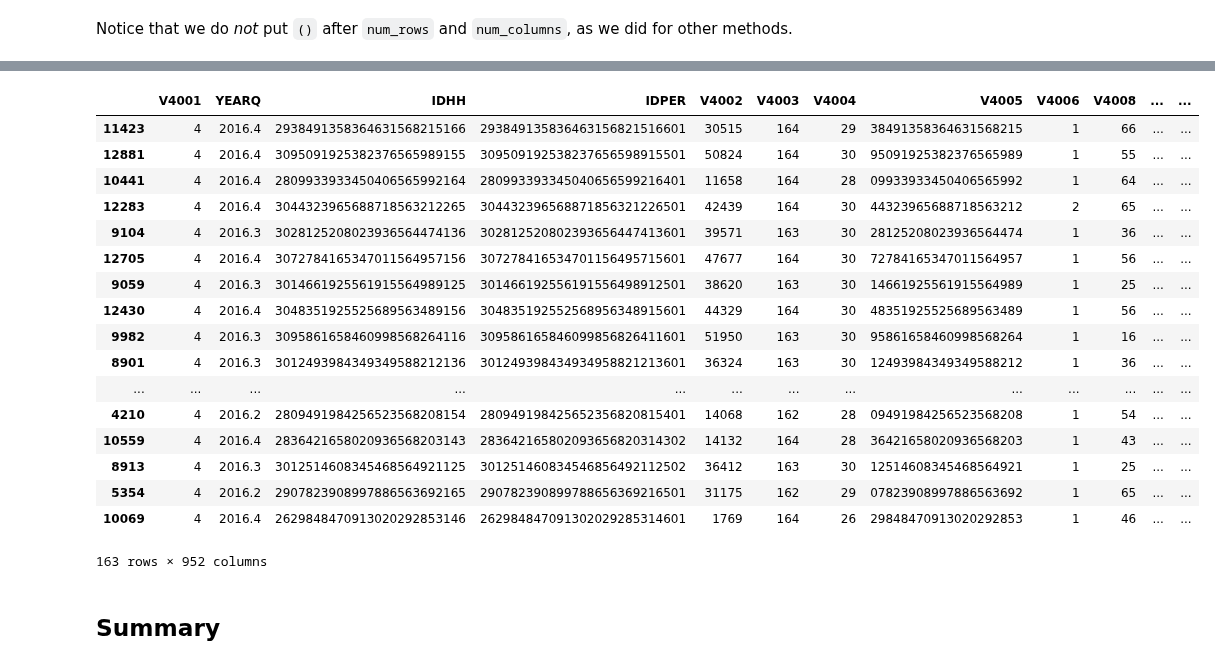
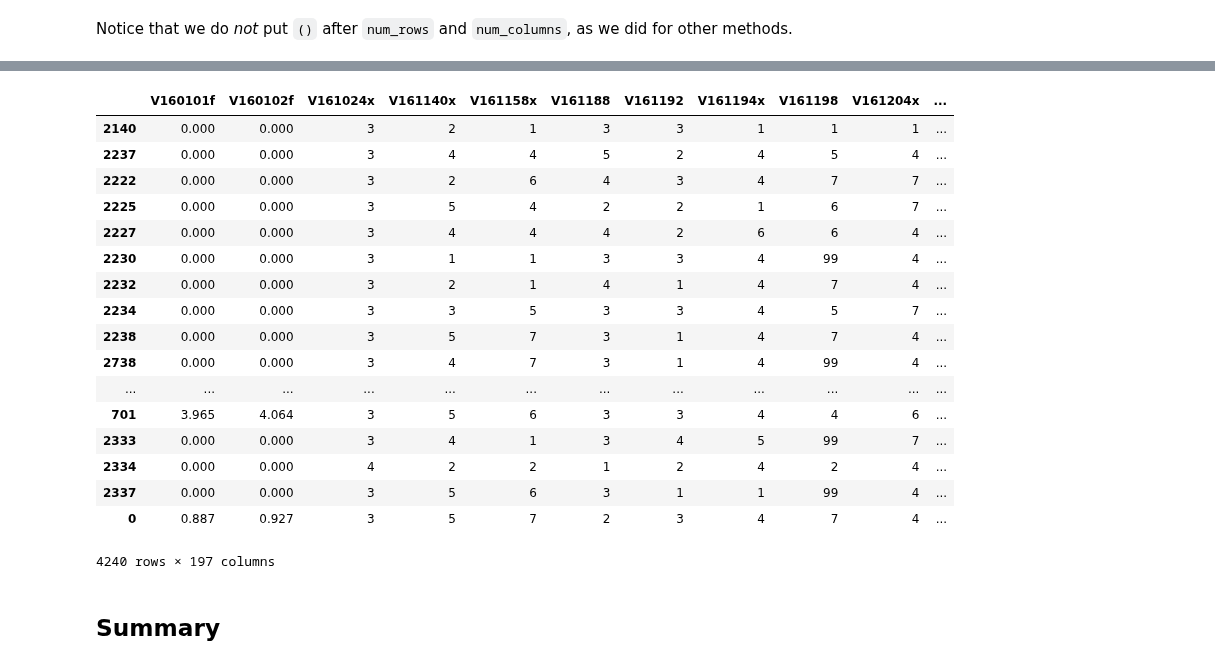
Before and after one commit to ds-modules/LEGALST-190, a Jupyter notebook: LEGALST-123/Lab1/lab1_solutions.ipynb, the cells around one changed output, grey strips where cells are left out. Saved outputs shown, nothing was run; the diff lists cells and outputs as text; code cells hidden in the pictures.

```diff
--- a/LEGALST-123/Lab1/lab1_solutions.ipynb
+++ b/LEGALST-123/Lab1/lab1_solutions.ipynb
@@ -445,8 +434,8 @@ Below, assign a variable named `incidents` to the data from the `36828-0004-Data
 # %%
 # YOUR CODE HERE
 
-incidents = pandas.read_table("36828-0004-Data.tsv", delimiter='\t')
+anes = pandas.read_csv('../data/anes/ANES_legalst123.csv')
 
 #the head function selects the first n rows or default value of 5 rows
-incidents.head(10)
+anes.head(5)
 # %% [output]
@@ -616,4 +600,4 @@ Below is an example using the same variable above, `V4364`, which is the value o
 # %%
-monetary_loss = incidents.loc[incidents["V4364"].isin(np.arange(10000, 99997))]
-monetary_loss.sort_values(by=['V4364']) # Sort table by value of property taken in ascending order
+monetary_loss = anes.loc[anes["V161212"].isin(np.arange(1, 100))]
+monetary_loss.sort_values(by=['V161212']) # Sort table by value of property taken in ascending order
 # %% [output]
@@ -640,24 +624,24 @@ The above code will sort the DataFrame by the column `V4364` from least to great
 # %%
-monetary_loss.sort_values(by='V4364', ascending=False) # Sort table by value of property taken in descending order (highest at top)
+monetary_loss.sort_values(by='V161212', ascending=False) # Sort table by value of property taken in descending order (highest at top)
 # %% [output]
-|  | V4001 | YEARQ | IDHH | IDPER | V4002 | V4003 | V4004 | V4005 | V4006 | V4008 | ... | ... |
-| 11423 | 4 | 2016.4 | 2938491358364631568215166 | 293849135836463156821516601 | 30515 | 164 | 29 | 38491358364631568215 | 1 | 66 | ... | ... |
-| 12881 | 4 | 2016.4 | 3095091925382376565989155 | 309509192538237656598915501 | 50824 | 164 | 30 | 95091925382376565989 | 1 | 55 | ... | ... |
-| 10441 | 4 | 2016.4 | 2809933933450406565992164 | 280993393345040656599216401 | 11658 | 164 | 28 | 09933933450406565992 | 1 | 64 | ... | ... |
-| 12283 | 4 | 2016.4 | 3044323965688718563212265 | 304432396568871856321226501 | 42439 | 164 | 30 | 44323965688718563212 | 2 | 65 | ... | ... |
-| 9104 | 4 | 2016.3 | 3028125208023936564474136 | 302812520802393656447413601 | 39571 | 163 | 30 | 28125208023936564474 | 1 | 36 | ... | ... |
-| 12705 | 4 | 2016.4 | 3072784165347011564957156 | 307278416534701156495715601 | 47677 | 164 | 30 | 72784165347011564957 | 1 | 56 | ... | ... |
-| 9059 | 4 | 2016.3 | 3014661925561915564989125 | 301466192556191556498912501 | 38620 | 163 | 30 | 14661925561915564989 | 1 | 25 | ... | ... |
-| 12430 | 4 | 2016.4 | 3048351925525689563489156 | 304835192552568956348915601 | 44329 | 164 | 30 | 48351925525689563489 | 1 | 56 | ... | ... |
-| 9982 | 4 | 2016.3 | 3095861658460998568264116 | 309586165846099856826411601 | 51950 | 163 | 30 | 95861658460998568264 | 1 | 16 | ... | ... |
-| 8901 | 4 | 2016.3 | 3012493984349349588212136 | 301249398434934958821213601 | 36324 | 163 | 30 | 12493984349349588212 | 1 | 36 | ... | ... |
-| ... | ... | ... | ... | ... | ... | ... | ... | ... | ... | ... | ... | ... |
-| 4210 | 4 | 2016.2 | 2809491984256523568208154 | 280949198425652356820815401 | 14068 | 162 | 28 | 09491984256523568208 | 1 | 54 | ... | ... |
-| 10559 | 4 | 2016.4 | 2836421658020936568203143 | 283642165802093656820314302 | 14132 | 164 | 28 | 36421658020936568203 | 1 | 43 | ... | ... |
-| 8913 | 4 | 2016.3 | 3012514608345468564921125 | 301251460834546856492112502 | 36412 | 163 | 30 | 12514608345468564921 | 1 | 25 | ... | ... |
-| 5354 | 4 | 2016.2 | 2907823908997886563692165 | 290782390899788656369216501 | 31175 | 162 | 29 | 07823908997886563692 | 1 | 65 | ... | ... |
-| 10069 | 4 | 2016.4 | 2629848470913020292853146 | 262984847091302029285314601 | 1769 | 164 | 26 | 29848470913020292853 | 1 | 46 | ... | ... |
+|  | V160101f | V160102f | V161024x | V161140x | V161158x | V161188 | V161192 | V161194x | V161198 | V161204x | ... |
+| 2140 | 0.000 | 0.000 | 3 | 2 | 1 | 3 | 3 | 1 | 1 | 1 | ... |
+| 2237 | 0.000 | 0.000 | 3 | 4 | 4 | 5 | 2 | 4 | 5 | 4 | ... |
+| 2222 | 0.000 | 0.000 | 3 | 2 | 6 | 4 | 3 | 4 | 7 | 7 | ... |
+| 2225 | 0.000 | 0.000 | 3 | 5 | 4 | 2 | 2 | 1 | 6 | 7 | ... |
+| 2227 | 0.000 | 0.000 | 3 | 4 | 4 | 4 | 2 | 6 | 6 | 4 | ... |
+| 2230 | 0.000 | 0.000 | 3 | 1 | 1 | 3 | 3 | 4 | 99 | 4 | ... |
+| 2232 | 0.000 | 0.000 | 3 | 2 | 1 | 4 | 1 | 4 | 7 | 4 | ... |
+| 2234 | 0.000 | 0.000 | 3 | 3 | 5 | 3 | 3 | 4 | 5 | 7 | ... |
+| 2238 | 0.000 | 0.000 | 3 | 5 | 7 | 3 | 1 | 4 | 7 | 4 | ... |
+| 2738 | 0.000 | 0.000 | 3 | 4 | 7 | 3 | 1 | 4 | 99 | 4 | ... |
+| ... | ... | ... | ... | ... | ... | ... | ... | ... | ... | ... | ... |
+| 701 | 3.965 | 4.064 | 3 | 5 | 6 | 3 | 3 | 4 | 4 | 6 | ... |
+| 2333 | 0.000 | 0.000 | 3 | 4 | 1 | 3 | 4 | 5 | 99 | 7 | ... |
+| 2334 | 0.000 | 0.000 | 4 | 2 | 2 | 1 | 2 | 4 | 2 | 4 | ... |
+| 2337 | 0.000 | 0.000 | 3 | 5 | 6 | 3 | 1 | 1 | 99 | 4 | ... |
+| 0 | 0.887 | 0.927 | 3 | 5 | 7 | 2 | 3 | 4 | 7 | 4 | ... |
-163 rows × 952 columns
+4240 rows × 197 columns
 # %% [markdown]
 ## Summary
 # %% [markdown]
```
Also changed, not shown: parts of 21 cells of this notebook, 2 other files.
